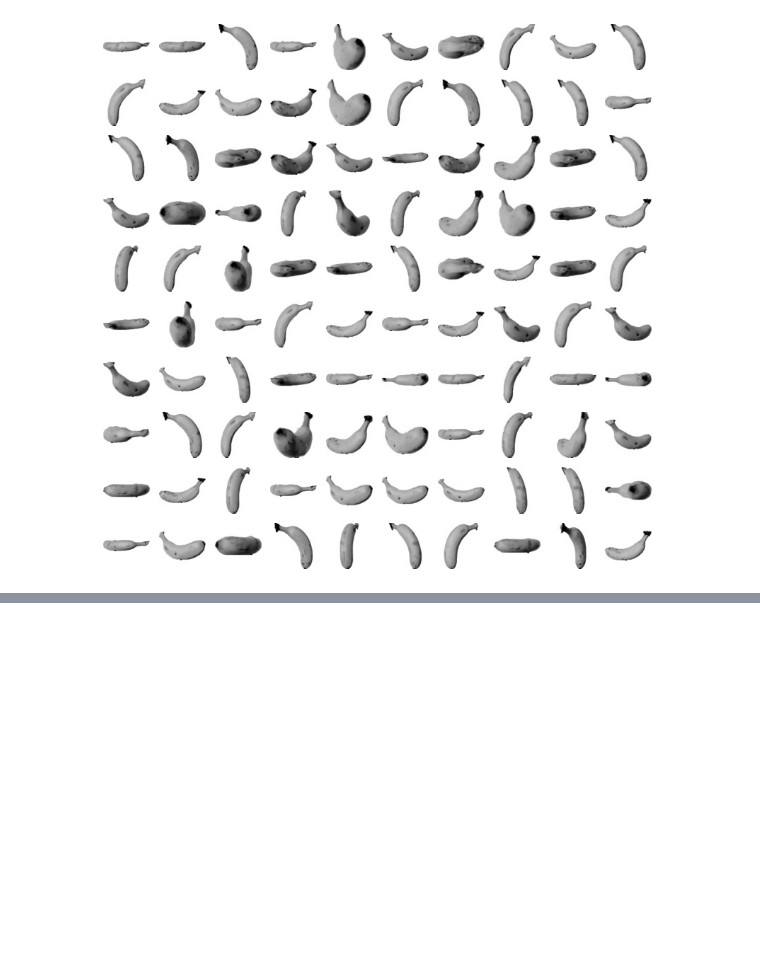
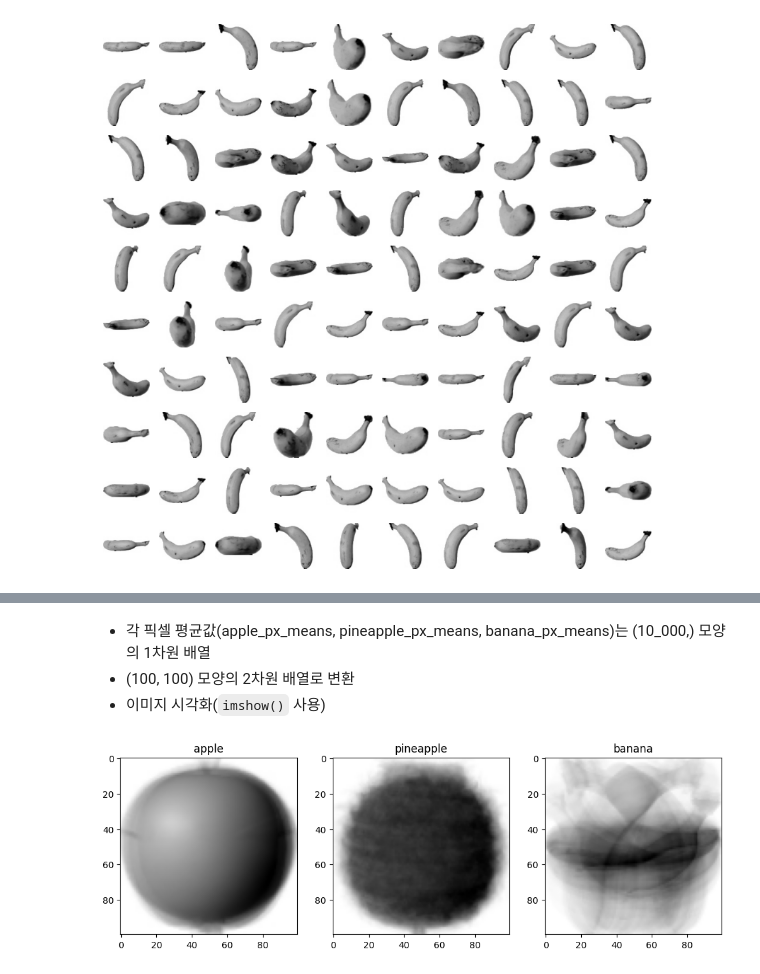
Before and after one commit to JakeOh/202605_BD57, a Jupyter notebook: lab_ml/ml14_clustering.ipynb, the cells around one changed output, grey strips where cells are left out. Cells and saved outputs as stored; diff of their text form; code cells hidden in the pictures; blank space fills up the shorter version.

```diff
--- a/lab_ml/ml14_clustering.ipynb
+++ b/lab_ml/ml14_clustering.ipynb
@@ -105,0 +181,19 @@ plot_img_array(fruits[200:])
+# %% [markdown]
+*   각 픽셀 평균값(apple_px_means, pineapple_px_means, banana_px_means)는 (10_000,) 모양의 1차원 배열
+*   (100, 100) 모양의 2차원 배열로 변환
+*   이미지 시각화(`imshow()` 사용)
+# %%
+fig, axes = plt.subplots(ncols=3, figsize=(12, 4))
+
+axes[0].imshow(apple_px_means.reshape((100, 100)), cmap=plt.cm.binary)
+axes[0].set_title('apple')
+
+axes[1].imshow(pineapple_px_means.reshape((100, 100)), cmap=plt.cm.binary)
+axes[1].set_title('pineapple')
+
+axes[2].imshow(banana_px_means.reshape((100, 100)), cmap=plt.cm.binary)
+axes[2].set_title('banana')
+
+plt.show()
+# %% [output]
+[figure, added]
```
Also changed, not shown: parts of 15 cells of this notebook.
